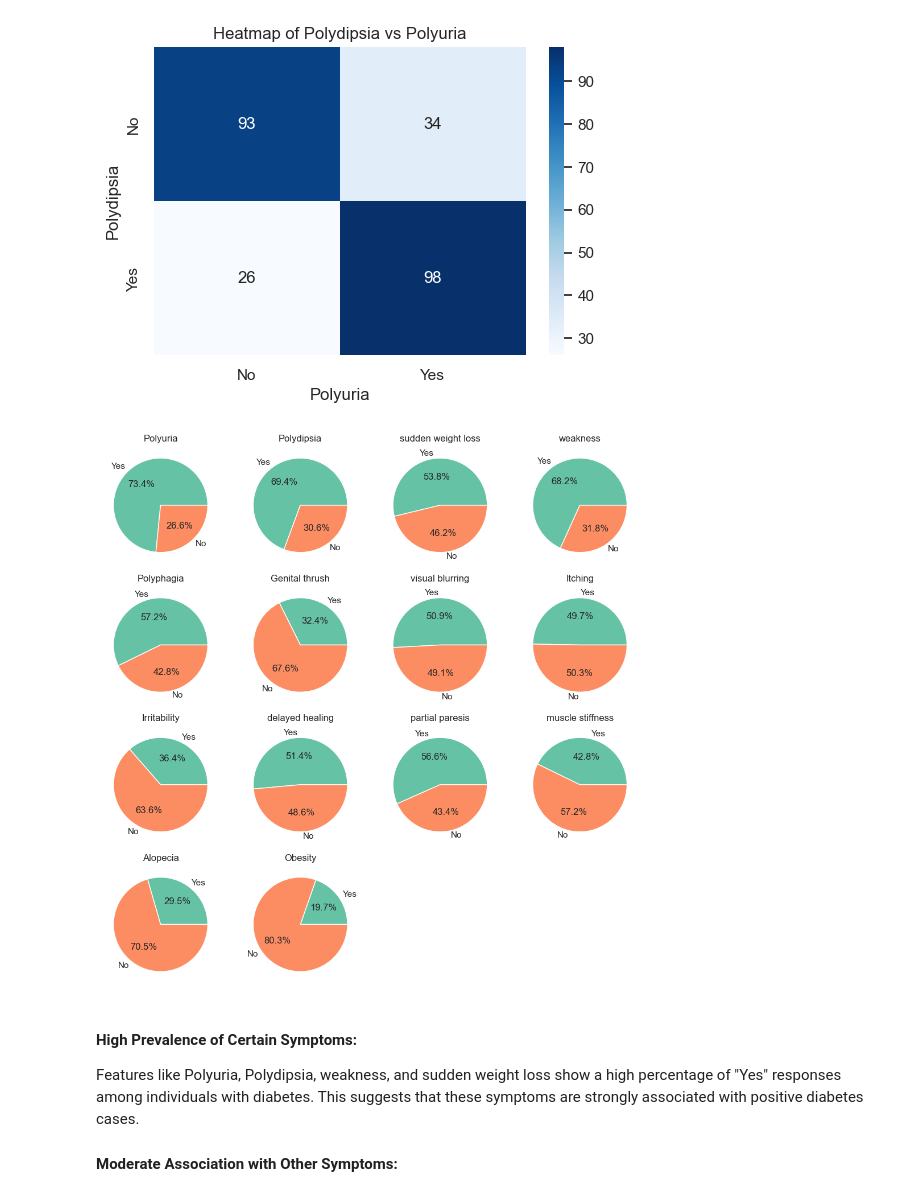
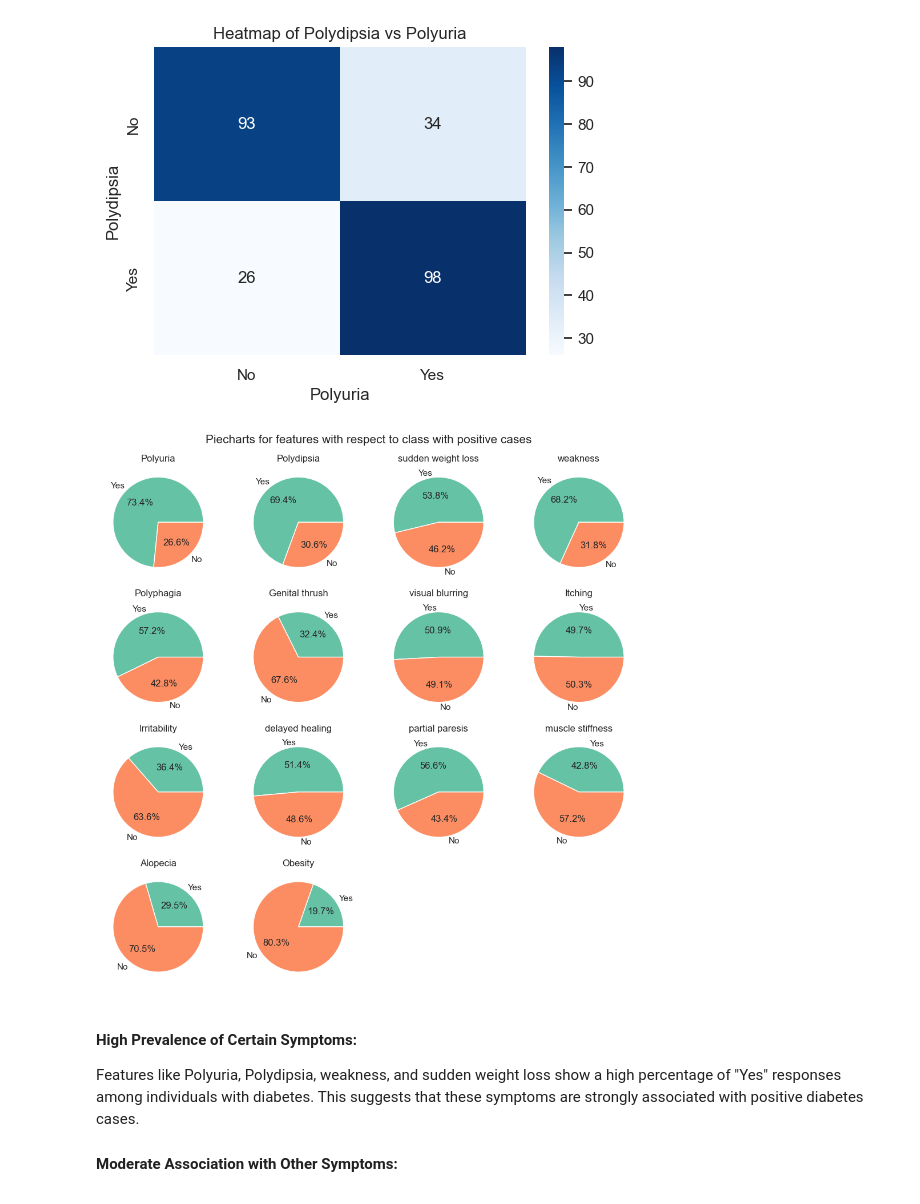
Before and after one commit to charitha-duvvuru/charitha-GlucoSense-Infy-Nov24, a Jupyter notebook: EDA.ipynb, the cells around one changed output. Drawn from its saved outputs; the diff is of its cells as text; code cells hidden in the pictures.

```diff
--- a/EDA.ipynb
+++ b/EDA.ipynb
@@ -353,26 +353,27 @@ plt.show()
 # %%
 import matplotlib.pyplot as plt
 yes_color = '#66c2a5'
 no_color = '#fc8d62'
 colors = [yes_color, no_color]
 binary_features = ['Polyuria', 'Polydipsia', 'sudden weight loss', 'weakness',
                    'Polyphagia', 'Genital thrush', 'visual blurring', 'Itching',
                    'Irritability', 'delayed healing', 'partial paresis', 'muscle stiffness',
                    'Alopecia', 'Obesity']
 positive_diabetes = data[data['class'] == 'Positive']
 fig, axes = plt.subplots(nrows=4, ncols=4, figsize=(10, 10))
+fig.suptitle("Piecharts for features with respect to class with positive cases",fontsize=15)
 axes = axes.flatten()
 for i, feature in enumerate(binary_features):
     counts = positive_diabetes[feature].value_counts()
     counts = counts.reindex(['Yes', 'No'], fill_value=0)
     axes[i].pie(counts, labels=counts.index, autopct='%1.1f%%', colors=colors)
     axes[i].set_title(feature)
 for j in range(i + 1, len(axes)):
     axes[j].axis('off')
 plt.tight_layout()
 plt.show()
 # %% [output]
-[figure, old version]
+[figure, new version]
 # %% [markdown]
 #### High Prevalence of Certain Symptoms:
 Features like Polyuria, Polydipsia, weakness, and sudden weight loss show a high percentage of "Yes" responses among individuals with diabetes. This suggests that these symptoms are strongly associated with positive diabetes cases.
```
